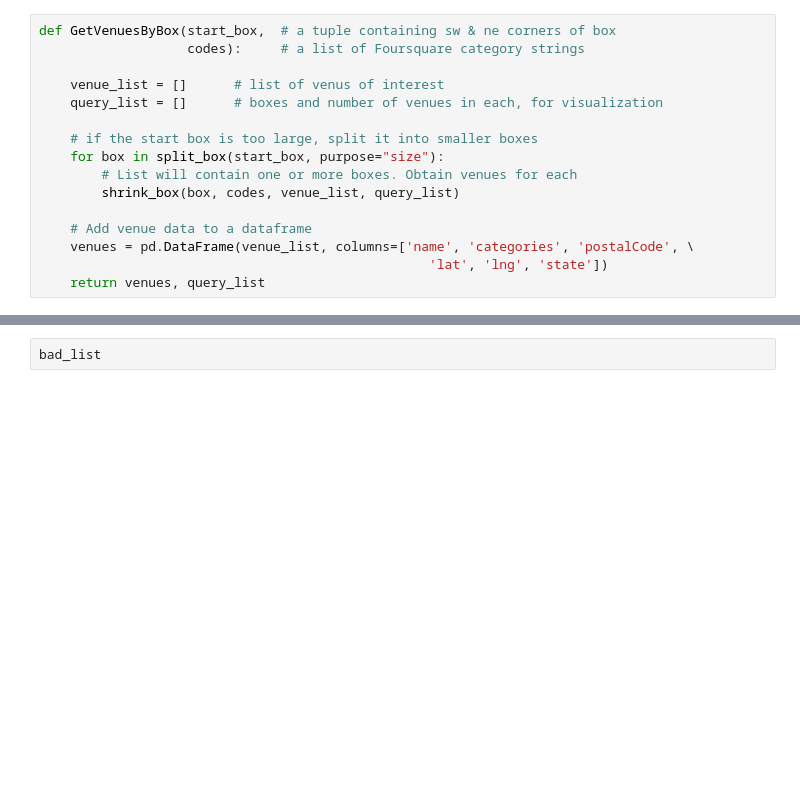
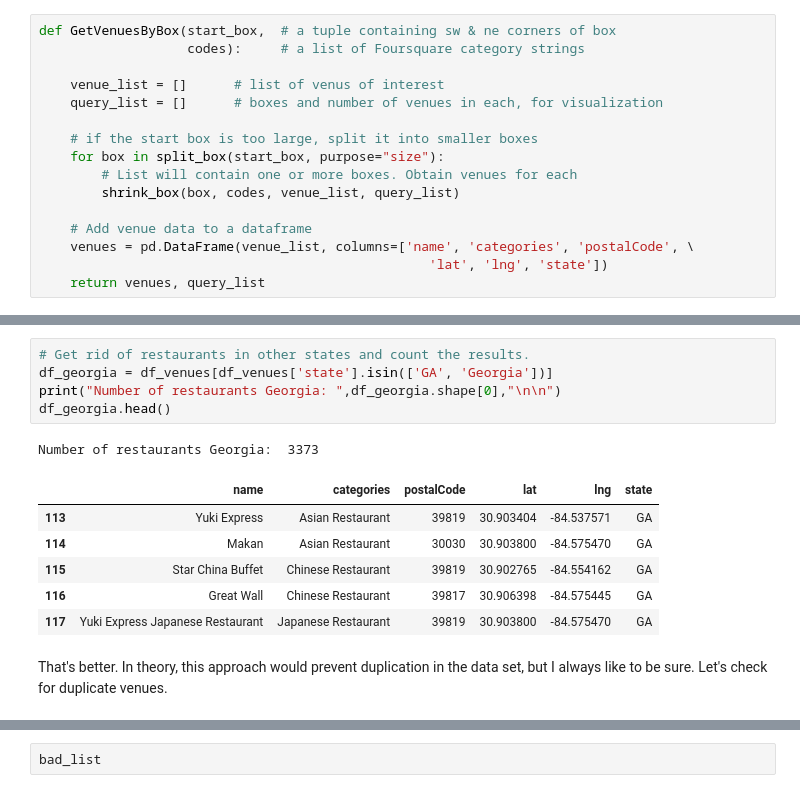
Before and after one commit to JamesDCage/Final-Week-0, a Jupyter notebook: Extracting_Data_from_Foursquare.ipynb, the cells around one changed output, grey strips where cells are left out. Saved outputs shown, nothing was run; the diff lists cells and outputs as text; blank space fills up the shorter version.

```diff
--- a/Extracting_Data_from_Foursquare.ipynb
+++ b/Extracting_Data_from_Foursquare.ipynb
@@ -206,0 +251,15 @@ df_georgia.shape
+# %%
+# Get rid of restaurants in other states and count the results.
+df_georgia = df_venues[df_venues['state'].isin(['GA', 'Georgia'])]
+print("Number of restaurants Georgia: ",df_georgia.shape[0],"\n\n")
+df_georgia.head()
+# %% [output]
+Number of restaurants Georgia:  3373
+|  | name | categories | postalCode | lat | lng | state |
+| 113 | Yuki Express | Asian Restaurant | 39819 | 30.903404 | -84.537571 | GA |
+| 114 | Makan | Asian Restaurant | 30030 | 30.903800 | -84.575470 | GA |
+| 115 | Star China Buffet | Chinese Restaurant | 39819 | 30.902765 | -84.554162 | GA |
+| 116 | Great Wall | Chinese Restaurant | 39817 | 30.906398 | -84.575445 | GA |
+| 117 | Yuki Express Japanese Restaurant | Japanese Restaurant | 39819 | 30.903800 | -84.575470 | GA |
+# %% [markdown]
+That's better. In theory, this approach would prevent duplication in the data set, but I always like to be sure. Let's check for duplicate venues.
```
Also changed, not shown: parts of 32 cells of this notebook.
